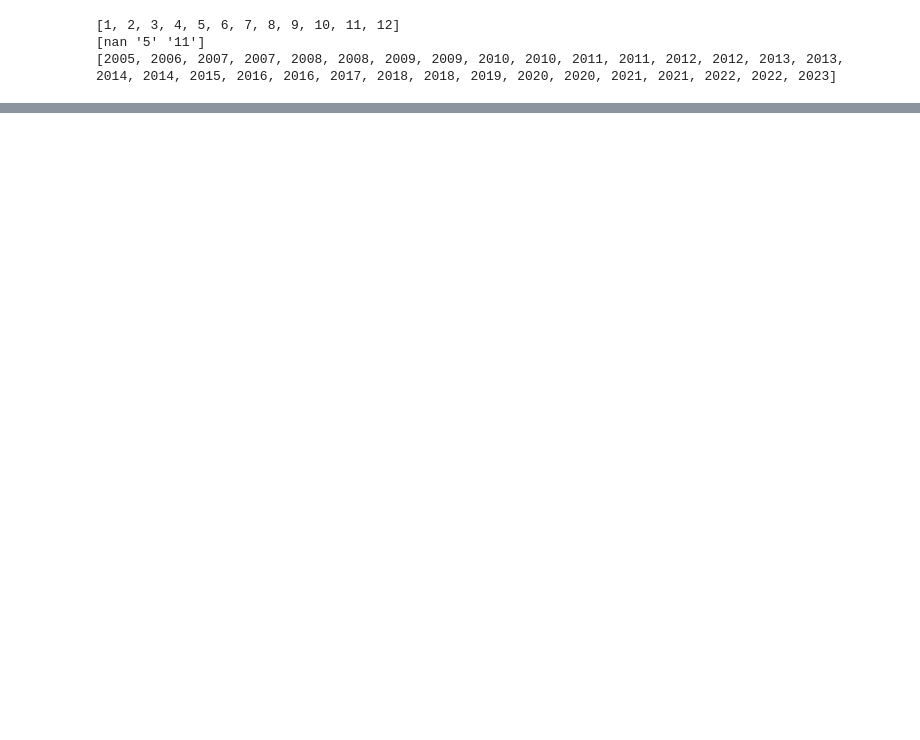
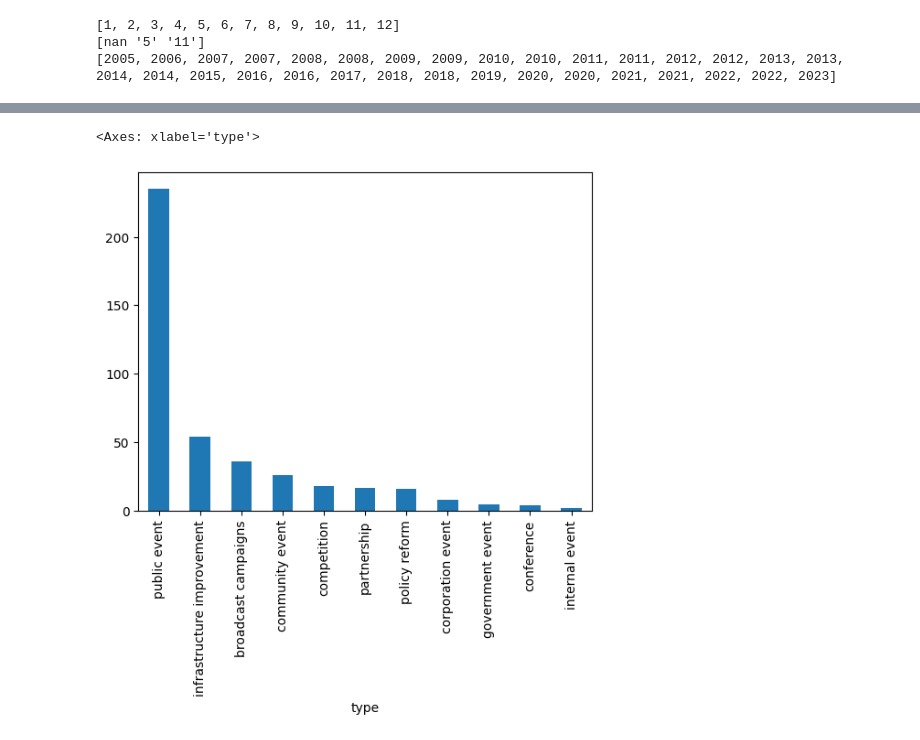
Before and after one commit to hunkim98/korea_blood_data, a Jupyter notebook: policies/preprocess.ipynb, the cells around one changed output, grey strips where cells are left out. Saved outputs shown, nothing was run; the diff lists cells and outputs as text; code cells hidden in the pictures; blank space fills up the shorter version.

```diff
--- a/policies/preprocess.ipynb
+++ b/policies/preprocess.ipynb
@@ -181,0 +205,7 @@ print(start_years)
+# %%
+# type of events
+sorted_type = empty_csv["type"].value_counts().sort_values(ascending=False)
+sorted_type.plot(kind='bar')
+# %% [output]
+<Axes: xlabel='type'>
+[figure, added]
```
Also changed, not shown: parts of 11 cells of this notebook, 2 other files.
